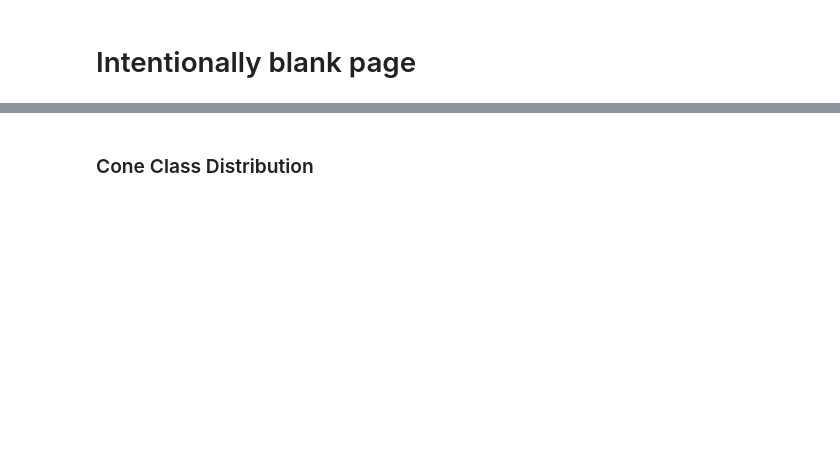
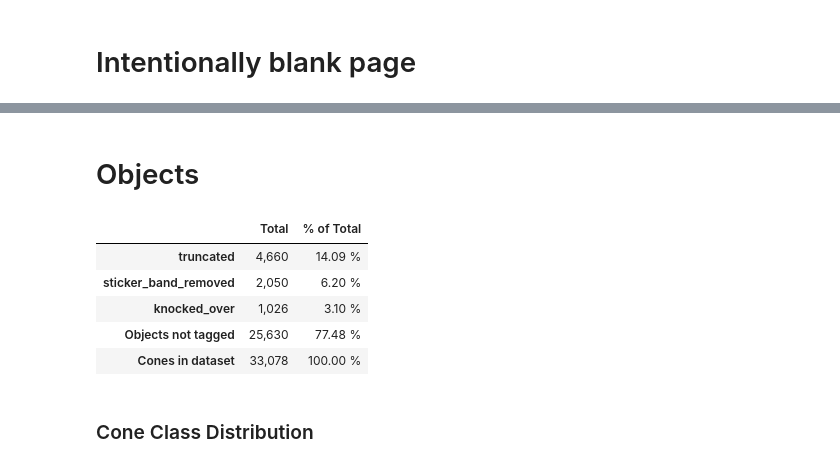
Before and after one commit to mfloto/fsoco-dataset, a Jupyter notebook: docs/assets/stats_for_nerds.ipynb, the cells around one changed output, grey strips where cells are left out. Cells and saved outputs as stored; diff of their text form; code cells hidden in the pictures; blank space fills up the shorter version.

```diff
--- a/docs/assets/stats_for_nerds.ipynb
+++ b/docs/assets/stats_for_nerds.ipynb
@@ -166,3 +229,37 @@ box_stats_fsocov2 = pd.read_pickle("data/stats_for_nerds/box_stats_fsocov2.df")
+# %%
+tags_counts = OrderedDict()
+tags_counts["truncated"] = trunc_count
+tags_counts["sticker_band_removed"] = sticker_count
+tags_counts["knocked_over"] = knock_count
+tags_counts["Objects not tagged"] = untagged_count
+tags_counts["Cones in dataset"] = cones_total
+
+tags_pcts = tags_counts.copy()
+for k, v in tags_pcts.items():
+    tags_pcts[k] = v / cones_total * 100
+
+tags_table_dict = {
+    "Total": tags_counts,
+    "% of Total": tags_pcts
+}
+
+tags_table = pd.DataFrame(tags_table_dict).reindex(tags_counts.keys()) \
+    .astype('float64',errors='ignore') \
+    .style.format({
+    'Total': '{:,.0f}'.format,
+    '% of Total': '{:,.2f} %'.format,
+    })
+# %%
+display(HTML("<h1>Objects</h1>"))
+display(tags_table)
+# %% [output]
+Objects
+|  | Total | % of Total |
+| truncated | 4,660 | 14.09 % |
+| sticker_band_removed | 2,050 | 6.20 % |
+| knocked_over | 1,026 | 3.10 % |
+| Objects not tagged | 25,630 | 77.48 % |
+| Cones in dataset | 33,078 | 100.00 % |
 # %%
 display(HTML("<h3>Cone Class Distribution</h3>"))
 
```
Also changed, not shown: parts of 12 cells of this notebook.
